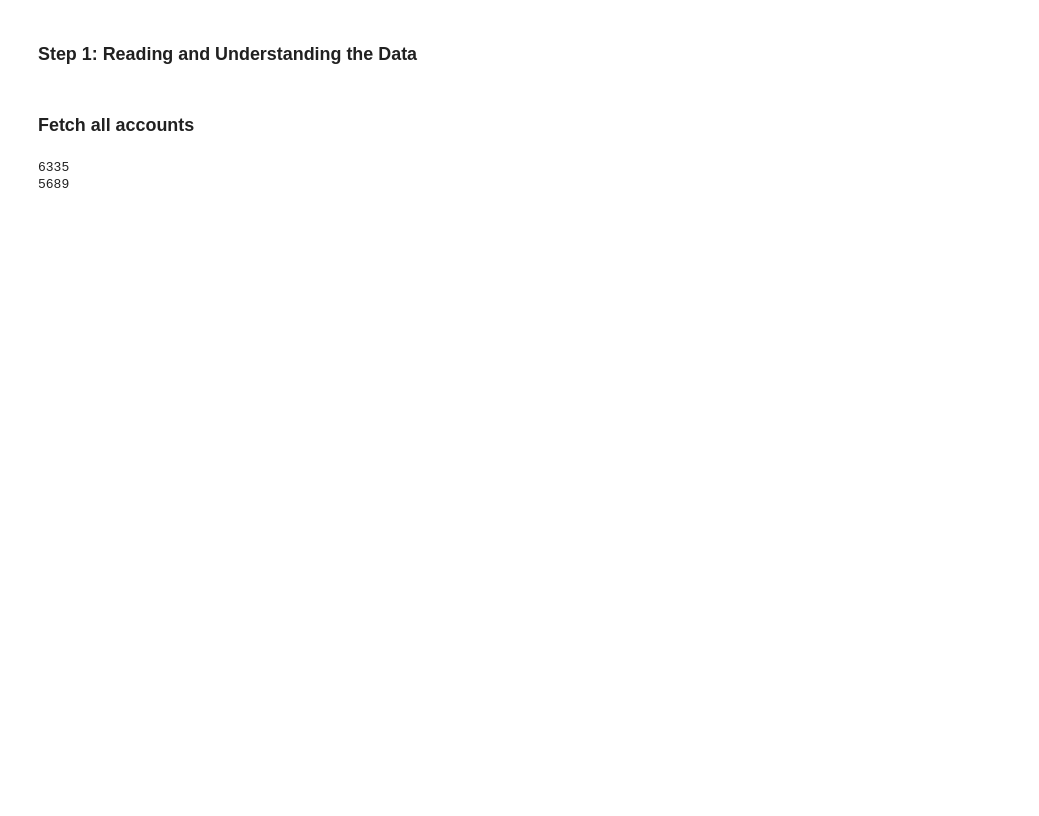
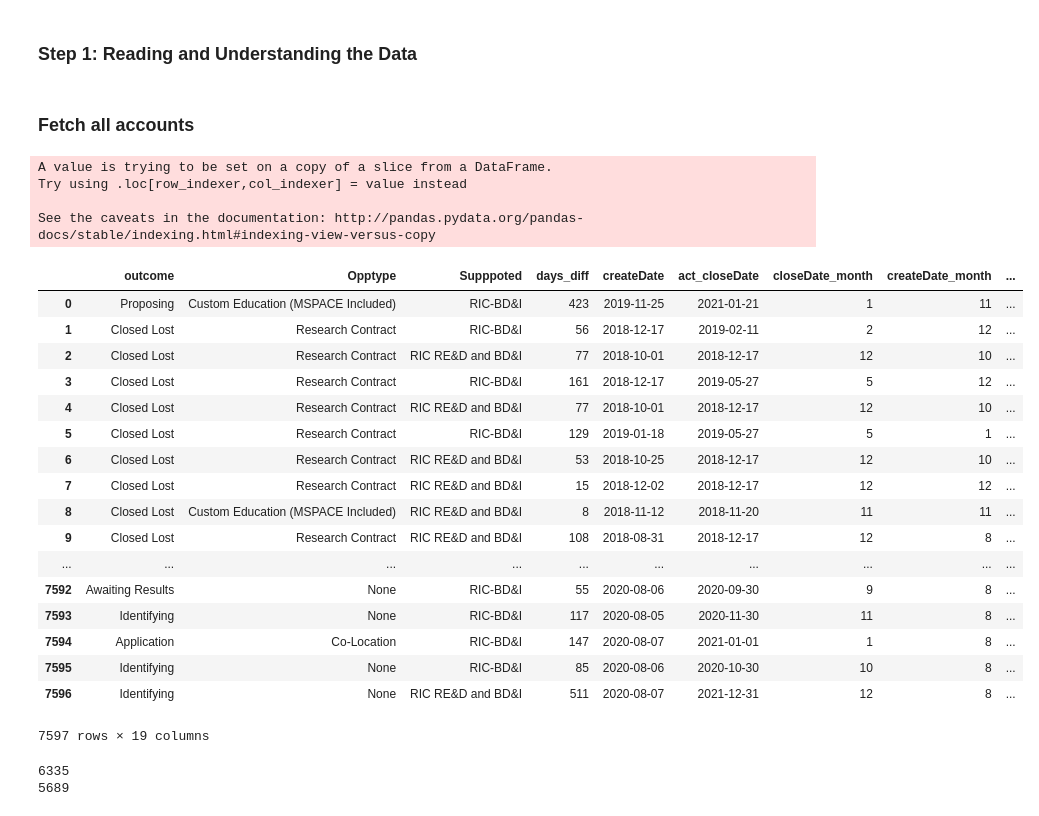
Before and after one commit to binglesley/Project-90106-G28, a Jupyter notebook: Pre-processing Bing.ipynb, the cells around one changed output. Cells and saved outputs as stored; diff of their text form; code cells hidden in the pictures; blank space fills up the shorter version.

```diff
--- a/Pre-processing Bing.ipynb
+++ b/Pre-processing Bing.ipynb
@@ -58,2 +59,33 @@ Opportunity_raw_after=Opportunity_raw[['outcome','Opptype','Supppoted',
+# %%
+Opportunity_raw_won=Opportunity_raw_after[Opportunity_raw_after.outcome=='Closed Won']
+Opportunity_raw_won['RN_2'] = Opportunity_raw_won.sort_values(['createDate','act_closeDate'], ascending=[True,True]).groupby(['accountId']).cumcount() + 1
+Opportunity_raw_won=Opportunity_raw_won[Opportunity_raw_won.RN==1]
+Opportunity_raw_won=Opportunity_raw_won[['accountId','createDate']]
+Opportunity_raw_won.columns=['accountID_match','firstwon_createdate']
+Opportunity_raw_after=Opportunity_raw_after.merge(Opportunity_raw_won, left_on='accountId', right_on='accountID_match',how='left')
+Opportunity_raw_after['f_won_before']=np.where((Opportunity_raw_after['createDate'] >= Opportunity_raw_after['firstwon_createdate']), 1, 0)
+# %% [output]
+A value is trying to be set on a copy of a slice from a DataFrame.
+Try using .loc[row_indexer,col_indexer] = value instead
+
+See the caveats in the documentation: http://pandas.pydata.org/pandas-docs/stable/indexing.html#indexing-view-versus-copy
+|  | outcome | Opptype | Supppoted | days_diff | createDate | act_closeDate | closeDate_month | createDate_month | ... |
+| 0 | Proposing | Custom Education (MSPACE Included) | RIC-BD&I | 423 | 2019-11-25 | 2021-01-21 | 1 | 11 | ... |
+| 1 | Closed Lost | Research Contract | RIC-BD&I | 56 | 2018-12-17 | 2019-02-11 | 2 | 12 | ... |
+| 2 | Closed Lost | Research Contract | RIC RE&D and BD&I | 77 | 2018-10-01 | 2018-12-17 | 12 | 10 | ... |
+| 3 | Closed Lost | Research Contract | RIC-BD&I | 161 | 2018-12-17 | 2019-05-27 | 5 | 12 | ... |
+| 4 | Closed Lost | Research Contract | RIC RE&D and BD&I | 77 | 2018-10-01 | 2018-12-17 | 12 | 10 | ... |
+| 5 | Closed Lost | Research Contract | RIC-BD&I | 129 | 2019-01-18 | 2019-05-27 | 5 | 1 | ... |
+| 6 | Closed Lost | Research Contract | RIC RE&D and BD&I | 53 | 2018-10-25 | 2018-12-17 | 12 | 10 | ... |
+| 7 | Closed Lost | Research Contract | RIC RE&D and BD&I | 15 | 2018-12-02 | 2018-12-17 | 12 | 12 | ... |
+| 8 | Closed Lost | Custom Education (MSPACE Included) | RIC RE&D and BD&I | 8 | 2018-11-12 | 2018-11-20 | 11 | 11 | ... |
+| 9 | Closed Lost | Research Contract | RIC RE&D and BD&I | 108 | 2018-08-31 | 2018-12-17 | 12 | 8 | ... |
+| ... | ... | ... | ... | ... | ... | ... | ... | ... | ... |
+| 7592 | Awaiting Results | None | RIC-BD&I | 55 | 2020-08-06 | 2020-09-30 | 9 | 8 | ... |
+| 7593 | Identifying | None | RIC-BD&I | 117 | 2020-08-05 | 2020-11-30 | 11 | 8 | ... |
+| 7594 | Application | Co-Location | RIC-BD&I | 147 | 2020-08-07 | 2021-01-01 | 1 | 8 | ... |
+| 7595 | Identifying | None | RIC-BD&I | 85 | 2020-08-06 | 2020-10-30 | 10 | 8 | ... |
+| 7596 | Identifying | None | RIC RE&D and BD&I | 511 | 2020-08-07 | 2021-12-31 | 12 | 8 | ... |
+7597 rows × 19 columns
 # %%
 merged=Opportunity_raw_after.merge(accounts_all, left_on='accountId', right_on='AccountID',how='left')
```
Also changed, not shown: parts of 17 cells of this notebook, 2 other files.
